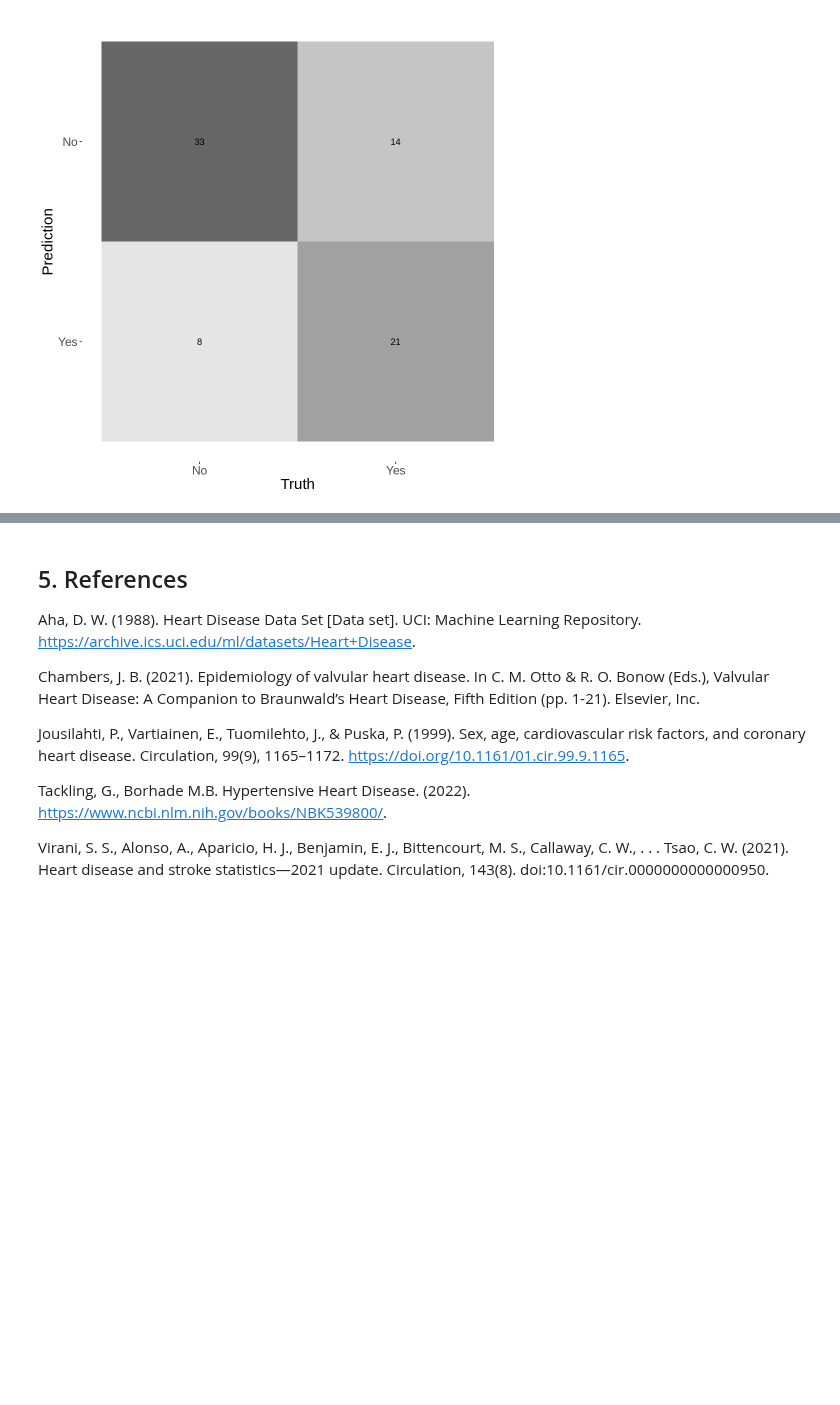
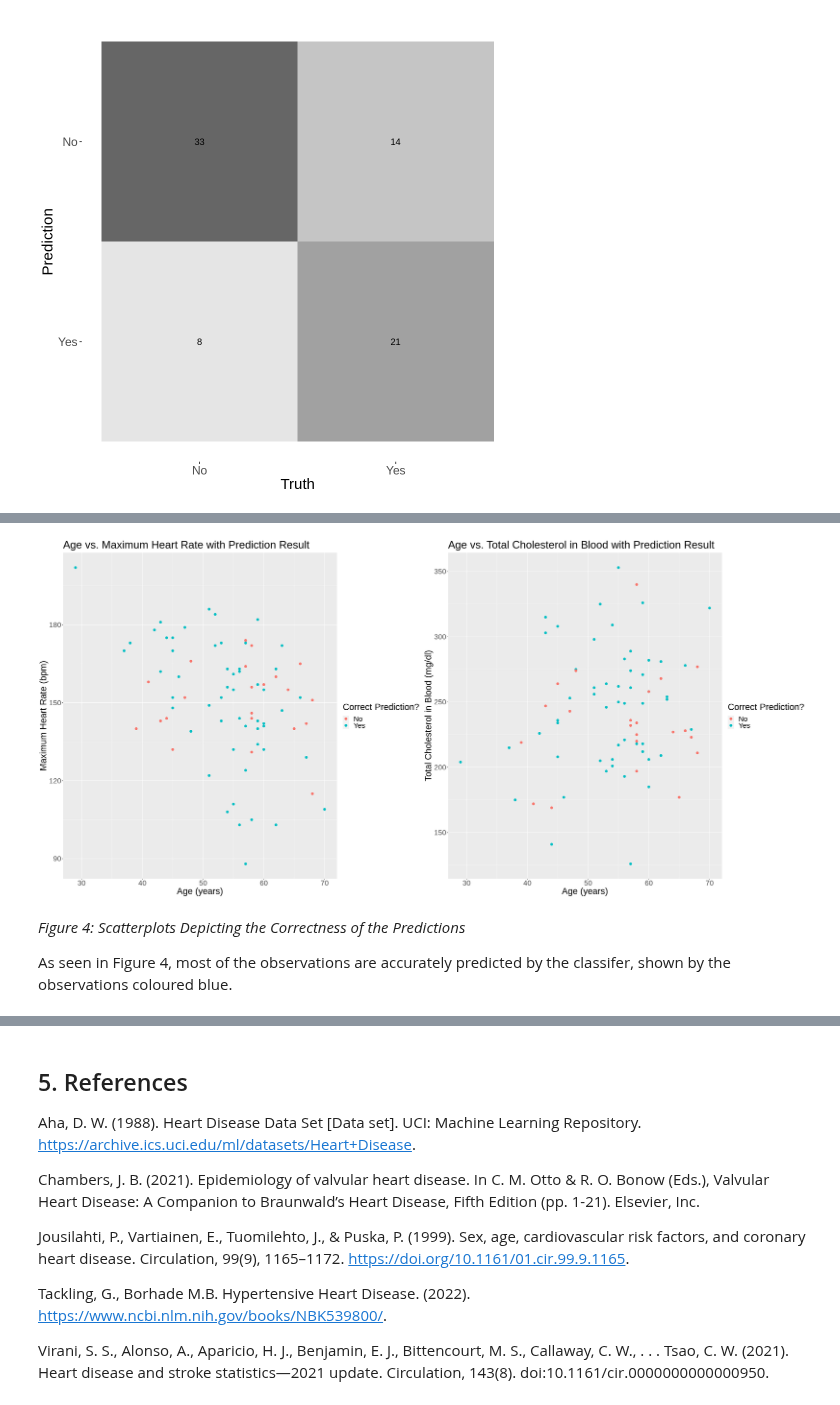
Before and after one commit to a-wang27/DSCI-100, a Jupyter notebook: project_report.ipynb, the cells around one changed output, grey strips where cells are left out. Saved outputs shown, nothing was run; the diff lists cells and outputs as text; code cells hidden in the pictures; blank space fills up the shorter version.

```diff
--- a/project_report.ipynb
+++ b/project_report.ipynb
@@ -297,0 +318,4 @@ autoplot(heart_conf_mat, type = "heatmap") +
+# %%
+heart_predictions_result <- heart_predictions |>
+    mutate(prediction_result = ifelse(.pred_class == diagnosis, "Yes", "No"))
+heart_predictions_result
@@ -298,3 +333,34 @@ autoplot(heart_conf_mat, type = "heatmap") +
+# %%
+# visualizing the results
+
+options(repr.plot.width = 30, repr.plot.height = 14)
+
+age_vs_hr_result <- heart_predictions_result |>
+    ggplot(aes(x = age, y = max_heart_rate, color = prediction_result)) +
+    geom_point(size = 3) +
+    labs(x = "Age (years)",
+         y = "Maximum Heart Rate (bpm)",
+         color = "Correct Prediction?") +
+    ggtitle("Age vs. Maximum Heart Rate with Prediction Result") +
+    theme(text = element_text(size = 25))
+
+age_vs_chol_result <- heart_predictions_result |>
+    ggplot(aes(x = age, y = chol, color = prediction_result)) +
+    geom_point(size = 3) +
+    labs(x = "Age (years)",
+         y = "Total Cholesterol in Blood (mg/dl)",
+         color = "Correct Prediction?") +
+    ggtitle("Age vs. Total Cholesterol in Blood with Prediction Result") +
+    theme(text = element_text(size = 25))
+
+# plotting grids together
+plot_grid(age_vs_hr_result, age_vs_chol_result)
+# %% [output]
+[figure, added]
+# %% [markdown]
+*Figure 4: Scatterplots Depicting the Correctness of the Predictions*
+
+As seen in Figure 4, most of the observations are accurately predicted by the classifer, shown by the observations coloured blue.
 # %% [markdown]
 ## 4. Discussion
 
```
Also changed, not shown: parts of 9 cells of this notebook.
